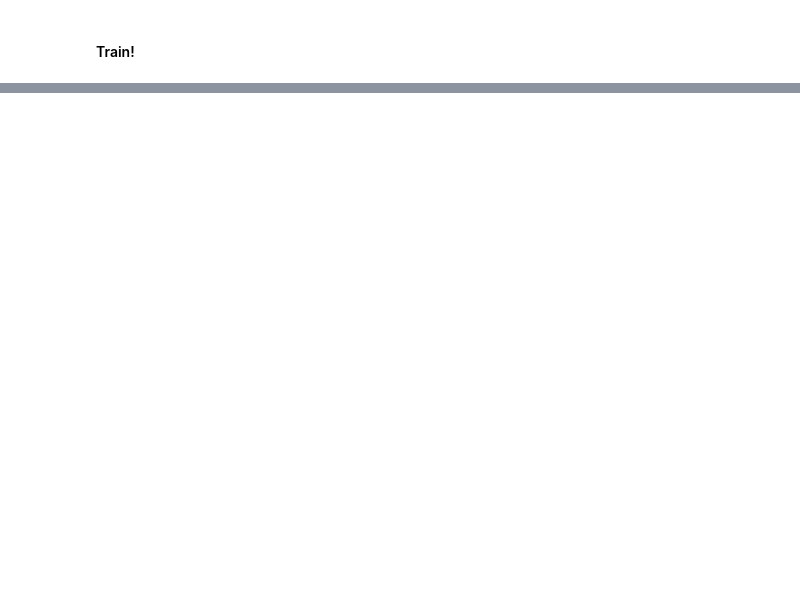
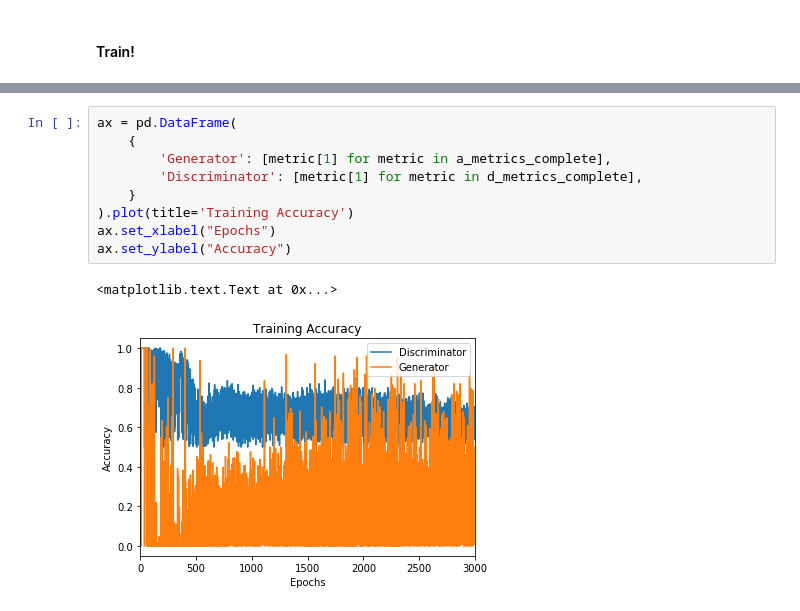
Before and after one commit to the-deep-learners/TensorFlow-LiveLessons, a Jupyter notebook: notebooks/generative_adversarial_network.ipynb, the cells around one changed output, grey strips where cells are left out. Drawn from its saved outputs; the diff is of its cells as text; blank space fills up the shorter version.

```diff
--- a/notebooks/generative_adversarial_network.ipynb
+++ b/notebooks/generative_adversarial_network.ipynb
@@ -249,0 +358,12 @@ KeyboardInterrupt:
+# %%
+ax = pd.DataFrame(
+    {
+        'Generator': [metric[1] for metric in a_metrics_complete],
+        'Discriminator': [metric[1] for metric in d_metrics_complete],
+    }
+).plot(title='Training Accuracy')
+ax.set_xlabel("Epochs")
+ax.set_ylabel("Accuracy")
+# %% [output]
+<matplotlib.text.Text at 0x...>
+[figure, added]
```
Also changed, not shown: parts of 19 cells of this notebook.
